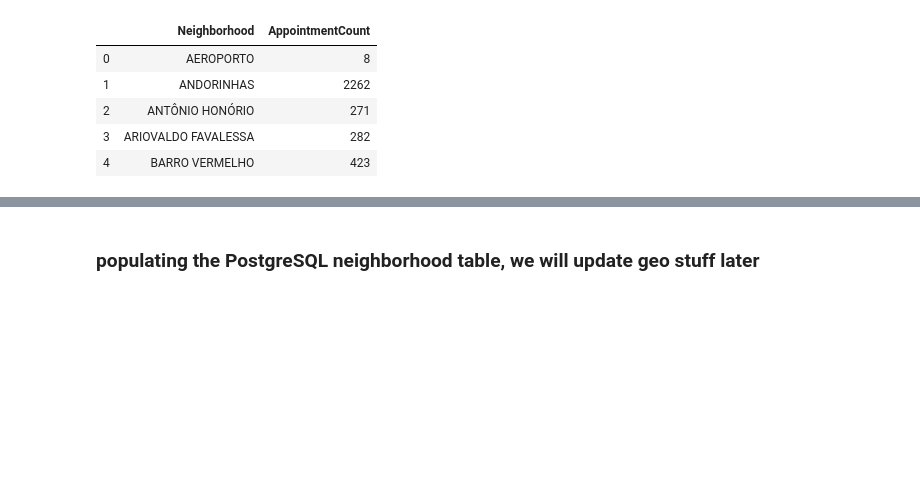
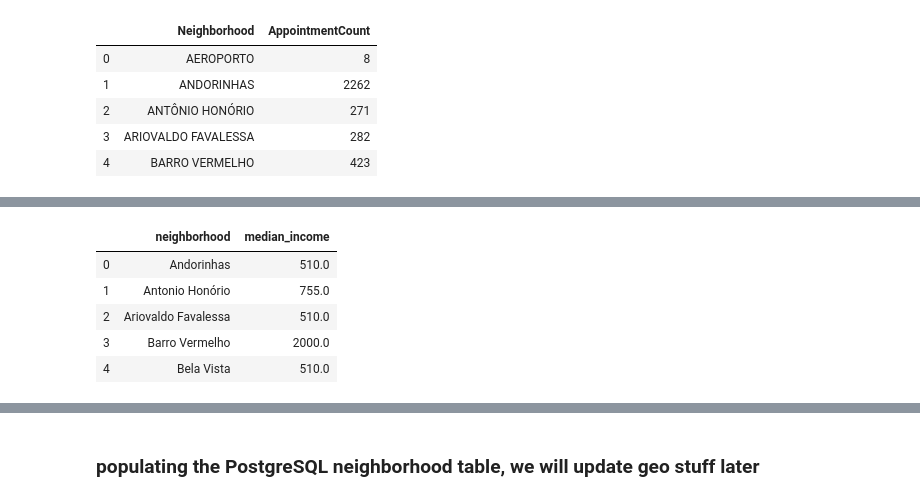
Before and after one commit to kasiewong/medical_no_shows, a Jupyter notebook: notebooks/import_data.ipynb, the cells around one changed output, grey strips where cells are left out. Drawn from its saved outputs; the diff is of its cells as text; code cells hidden in the pictures; blank space fills up the shorter version.

```diff
--- a/notebooks/import_data.ipynb
+++ b/notebooks/import_data.ipynb
@@ -138,0 +156,13 @@ neighbor_df.head()
+# %%
+income_df = income_df.rename(columns={
+    'Mesorregiões, microrregiões, municípios, distritos, subdistritos e bairros':'neighborhood',
+    'Valor do rendimento nominal mediano mensal das pessoas de 10 anos ou mais de idade (R$)': 'median_income'
+})
+income_df.head()
+# %% [output]
+|  | neighborhood | median_income |
+| 0 | Andorinhas | 510.0 |
+| 1 | Antonio Honório | 755.0 |
+| 2 | Ariovaldo Favalessa | 510.0 |
+| 3 | Barro Vermelho | 2000.0 |
+| 4 | Bela Vista | 510.0 |
```
Also changed, not shown: parts of 4 cells of this notebook, 5 other files.
